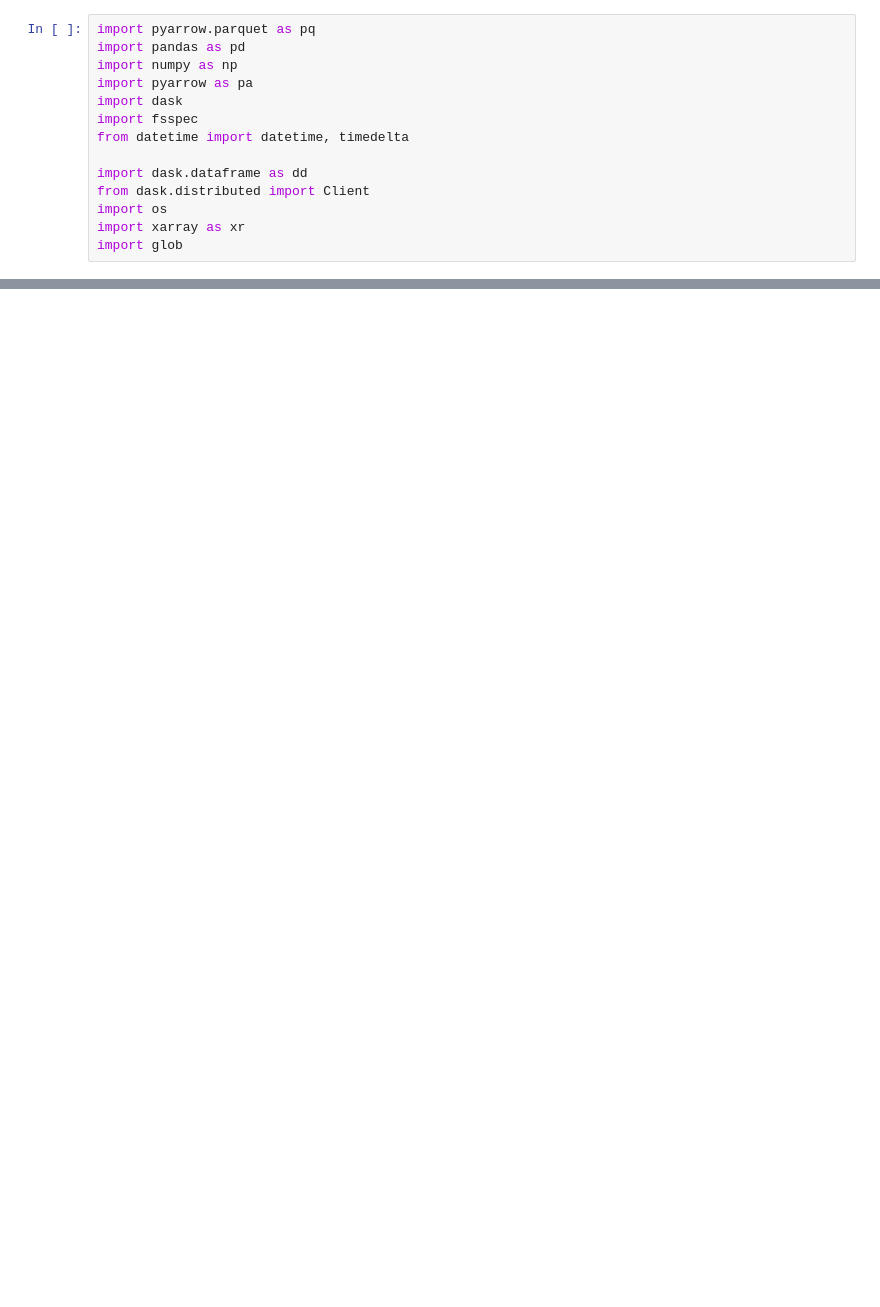
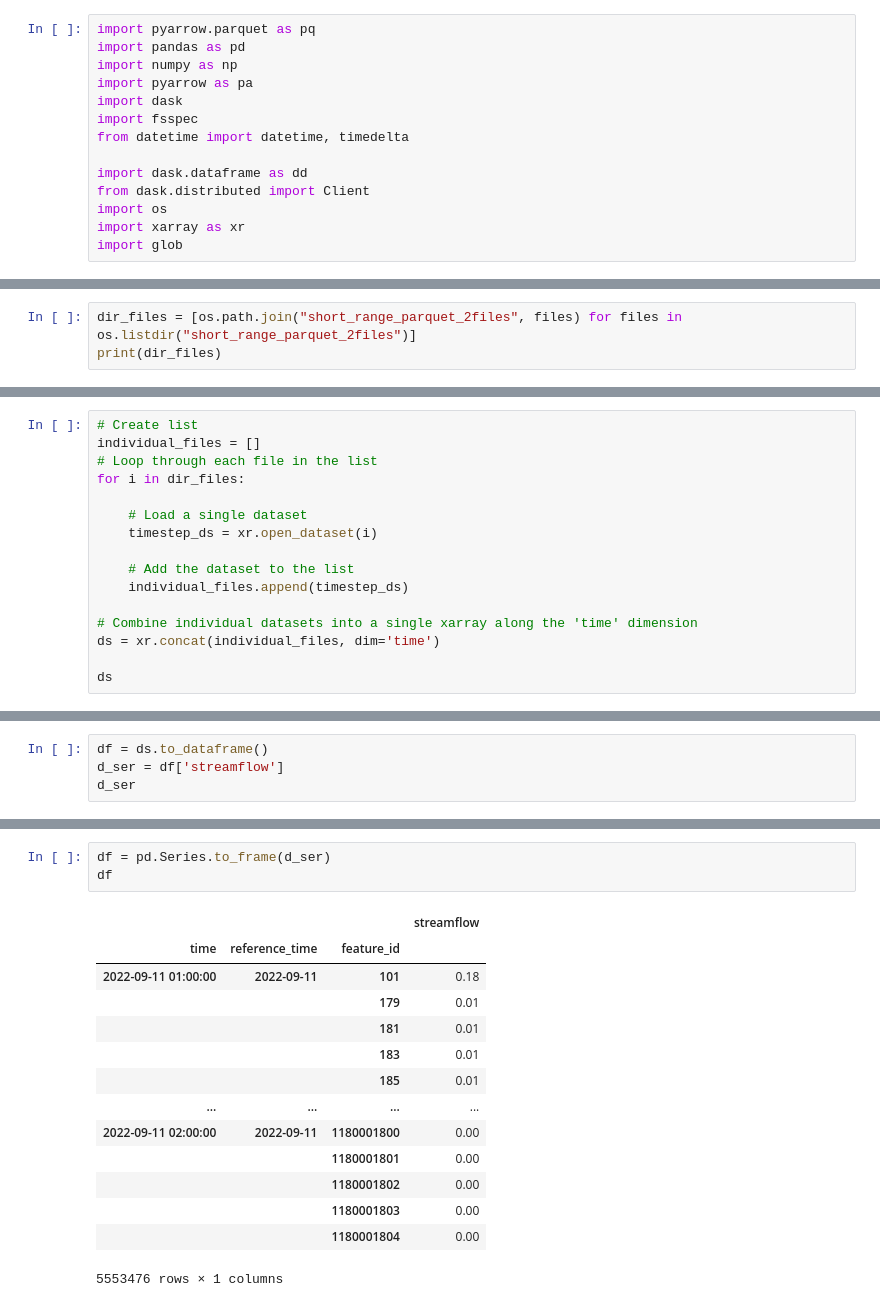
Before and after one commit to AlabamaWaterInstitute/data_access_examples, a Jupyter notebook: parquet-demo-short-range-18files.ipynb, the cells around one changed output, grey strips where cells are left out. Saved outputs shown, nothing was run; the diff lists cells and outputs as text; blank space fills up the shorter version.

```diff
--- a/parquet-demo-short-range-18files.ipynb
+++ b/parquet-demo-short-range-18files.ipynb
@@ -55,0 +15,3 @@ Data variables:
+# %%
+dir_files = [os.path.join("short_range_parquet_2files", files) for files in os.listdir("short_range_parquet_2files")]
+print(dir_files)
@@ -55,0 +20,16 @@ Data variables:
+# %%
+# Create list
+individual_files = []
+# Loop through each file in the list
+for i in dir_files:
+
+    # Load a single dataset
+    timestep_ds = xr.open_dataset(i)
+
+    # Add the dataset to the list
+    individual_files.append(timestep_ds)
+
+# Combine individual datasets into a single xarray along the 'time' dimension
+ds = xr.concat(individual_files, dim='time')
+
+ds
@@ -55,0 +54,4 @@ Data variables:
+# %%
+df = ds.to_dataframe()
+d_ser = df['streamflow']
+d_ser
@@ -55,0 +72,18 @@ Data variables:
+# %%
+df = pd.Series.to_frame(d_ser)
+df
+# %% [output]
+|  |  |  | streamflow |
+| time | reference_time | feature_id |  |
+| 2022-09-11 01:00:00 | 2022-09-11 | 101 | 0.18 |
+|  |  | 179 | 0.01 |
+|  |  | 181 | 0.01 |
+|  |  | 183 | 0.01 |
+|  |  | 185 | 0.01 |
+| ... | ... | ... | ... |
+| 2022-09-11 02:00:00 | 2022-09-11 | 1180001800 | 0.00 |
+|  |  | 1180001801 | 0.00 |
+|  |  | 1180001802 | 0.00 |
+|  |  | 1180001803 | 0.00 |
+|  |  | 1180001804 | 0.00 |
+5553476 rows × 1 columns
```
Also changed, not shown: parts of 7 cells of this notebook.
